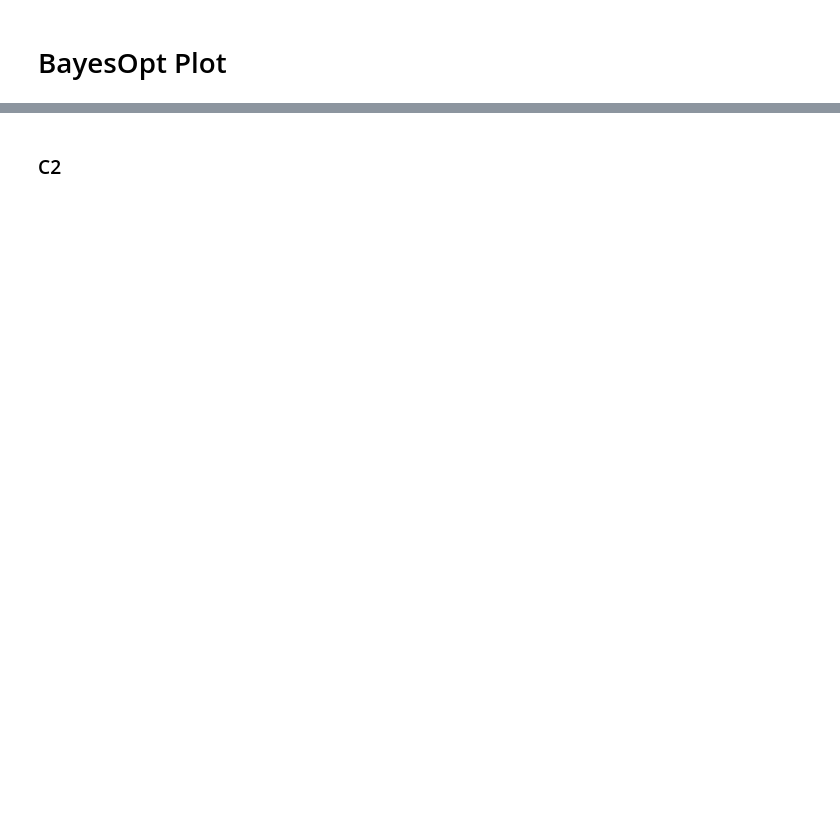
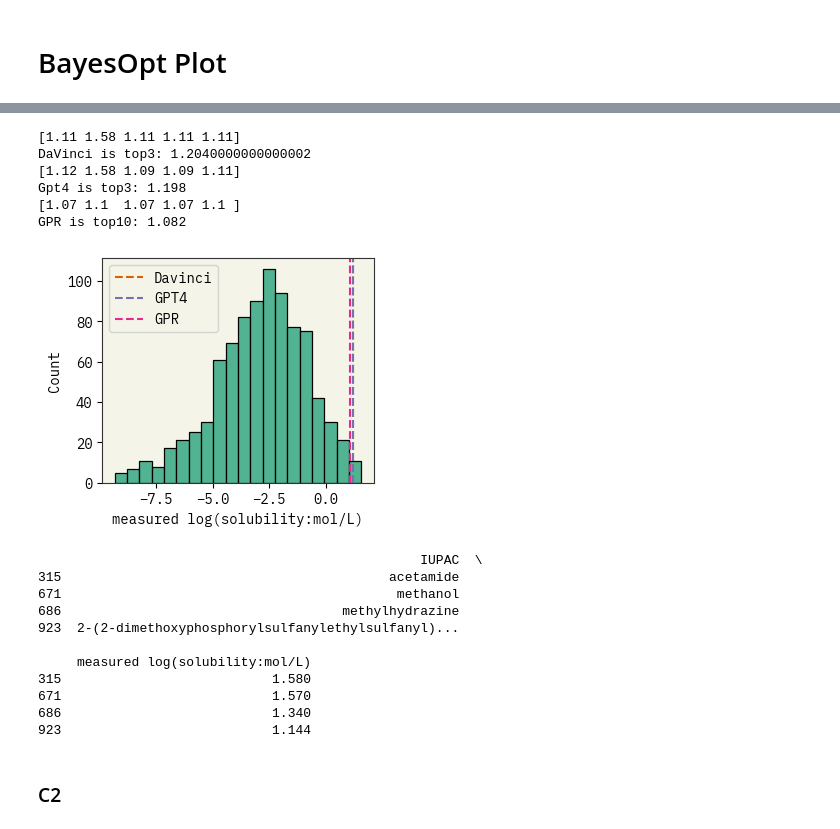
Before and after one commit to ur-whitelab/BO-LIFT, a Jupyter notebook: paper/BO_experiments.ipynb, the cells around one changed output, grey strips where cells are left out. Drawn from its saved outputs; the diff is of its cells as text; code cells hidden in the pictures; blank space fills up the shorter version.

```diff
--- a/paper/BO_experiments.ipynb
+++ b/paper/BO_experiments.ipynb
@@ -173,3 +665,48 @@ def plot_BO(ax, data_file, title, data, axis_name, lim=None, data_file_random=No
+# %%
+d_davinci = cloudpickle.load(open("./out/sol_davinci_100.pkl", "rb"))
+d_gpt4 = cloudpickle.load(open("./out/sol_gpt4_100.pkl", "rb"))
+d_gpr = cloudpickle.load(open("./out/sol_GPR_100.pkl", "rb"))
+
+print(d_davinci['expected_improvement'][:, -1, 2].astype(float))
+best_davinci = d_davinci['expected_improvement'][:, :, 2].astype(float).mean(axis=0)[-1]
+print(f"DaVinci is top{np.sum(raw_data[y_name] > best_davinci)}: {best_davinci}")
+
+print(d_gpt4['expected_improvement'][:, -1, 2].astype(float))
+best_gpt4 = d_gpt4['expected_improvement'][:, :, 2].astype(float).mean(axis=0)[-1]
+print(f"Gpt4 is top{np.sum(raw_data[y_name] > best_gpt4)}: {best_gpt4}")
+
+print(d_gpr['expected_improvement'][:, -1, 2].astype(float))
+best_gpr = d_gpr['expected_improvement'][:, :, 2].astype(float).mean(axis=0)[-1]
+print(f"GPR is top{np.sum(raw_data[y_name] > best_gpr)}: {best_gpr}")
+
+sns.histplot(raw_data[y_name])
+plt.axvline(best_davinci, color='C1', linestyle='--', label="Davinci")
+plt.axvline(best_gpt4, color='C2', linestyle='--', label="GPT4")
+plt.axvline(best_gpr, color='C3', linestyle='--', label="GPR")
+plt.legend()
+plt.savefig(f"figs/hist_sol", dpi=300, bbox_inches='tight')
+plt.show()
+
+print(raw_data[raw_data[y_name] > best_davinci-0.08])
+# %% [output]
+[1.11 1.58 1.11 1.11 1.11]
+DaVinci is top3: 1.2040000000000002
+[1.12 1.58 1.09 1.09 1.11]
+Gpt4 is top3: 1.198
+[1.07 1.1  1.07 1.07 1.1 ]
+GPR is top10: 1.082
+[figure, added]
+                                                 IUPAC  \
+315                                          acetamide
+671                                           methanol
+686                                    methylhydrazine
+923  2-(2-dimethoxyphosphorylsulfanylethylsulfanyl)...
+
+     measured log(solubility:mol/L)
+315                           1.580
+671                           1.570
+686                           1.340
+923                           1.144
 # %% [markdown]
 ### C2
 # %%
```
Also changed, not shown: parts of 68 cells of this notebook.
